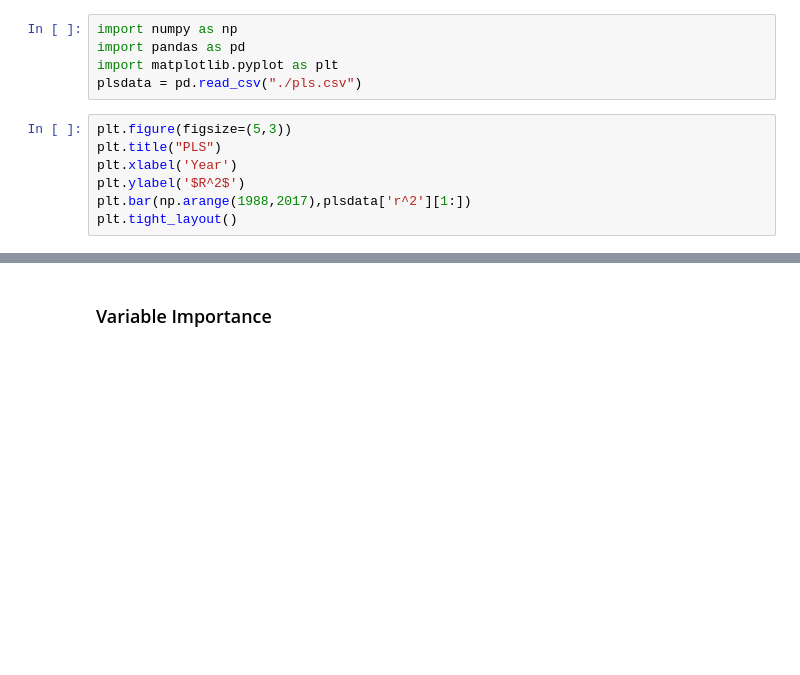
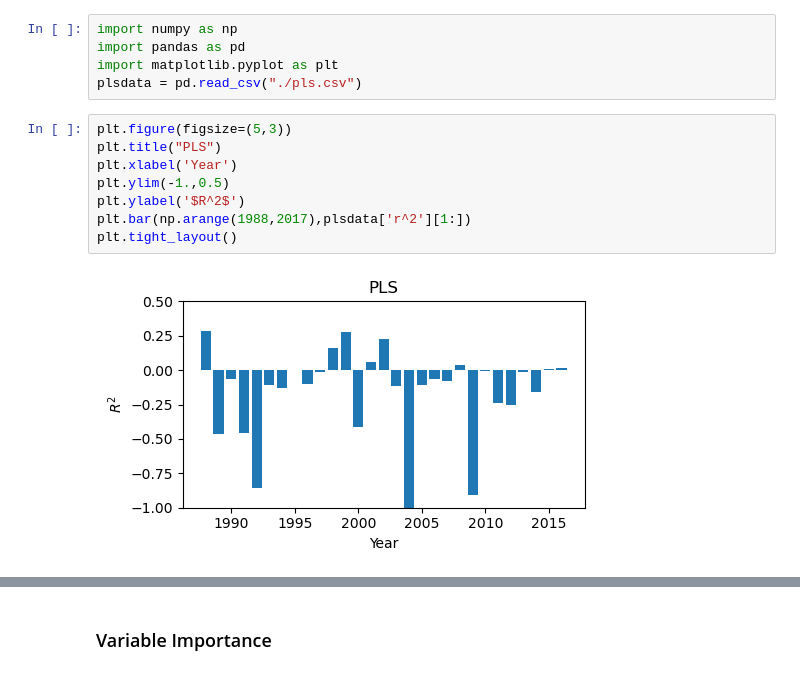
Before and after one commit to caizihuahua/5470_Statistical_ML, a Jupyter notebook: LI/pls.ipynb, the cells around one changed output, grey strips where cells are left out. Drawn from its saved outputs; the diff is of its cells as text; blank space fills up the shorter version.

```diff
--- a/LI/pls.ipynb
+++ b/LI/pls.ipynb
@@ -129,10 +129,13 @@ plsdata = pd.read_csv("./pls.csv")
 # %%
 plt.figure(figsize=(5,3))
 plt.title("PLS")
 plt.xlabel('Year')
+plt.ylim(-1.,0.5)
 plt.ylabel('$R^2$')
 plt.bar(np.arange(1988,2017),plsdata['r^2'][1:])
 plt.tight_layout()
+# %% [output]
+[figure, added]
 # %%
 plt.figure(figsize=(5,3))
 plt.title("PLS")
```
Also changed, not shown: parts of 5 cells of this notebook, 3 other files.
